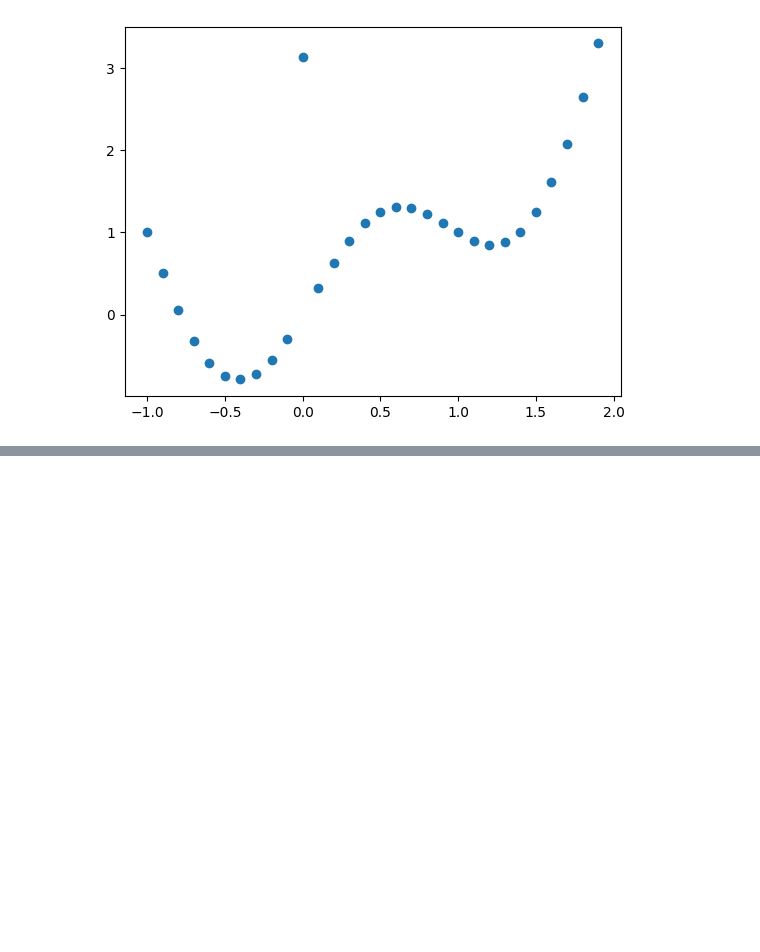
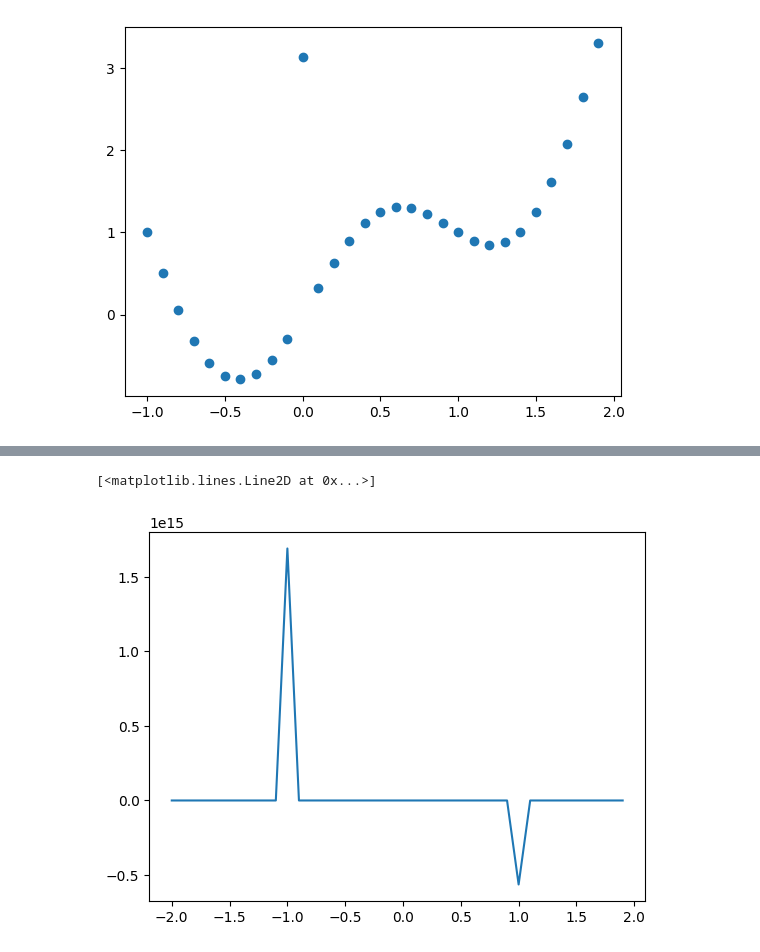
Before and after one commit to HammadArshd/calculusWithPython, a Jupyter notebook: practice/functions/discontinuities_cc.ipynb, the cells around one changed output, grey strips where cells are left out. Drawn from its saved outputs; the diff is of its cells as text; code cells hidden in the pictures; blank space fills up the shorter version.

Commit message:
discontinuities_cc - 5 exercises completed

```diff
--- a/practice/functions/discontinuities_cc.ipynb
+++ b/practice/functions/discontinuities_cc.ipynb
@@ -153,3 +178,10 @@ plt.plot(xx, y, 'o')
 # %% [output]
 [<matplotlib.lines.Line2D at 0x...>]
 [figure]
+# %%
+# Exercise 4: infinite discontinuity
+
+resolution = .1
+xx = np.arange(-2, 2, resolution)
+y = 3/( 1 - xx**2)
+xx, y
@@ -155,0 +209,5 @@ plt.plot(xx, y, 'o')
+# %%
+plt.plot(xx, y)
+# %% [output]
+[<matplotlib.lines.Line2D at 0x...>]
+[figure, added]
```
Also changed, not shown: parts of 13 cells of this notebook.
